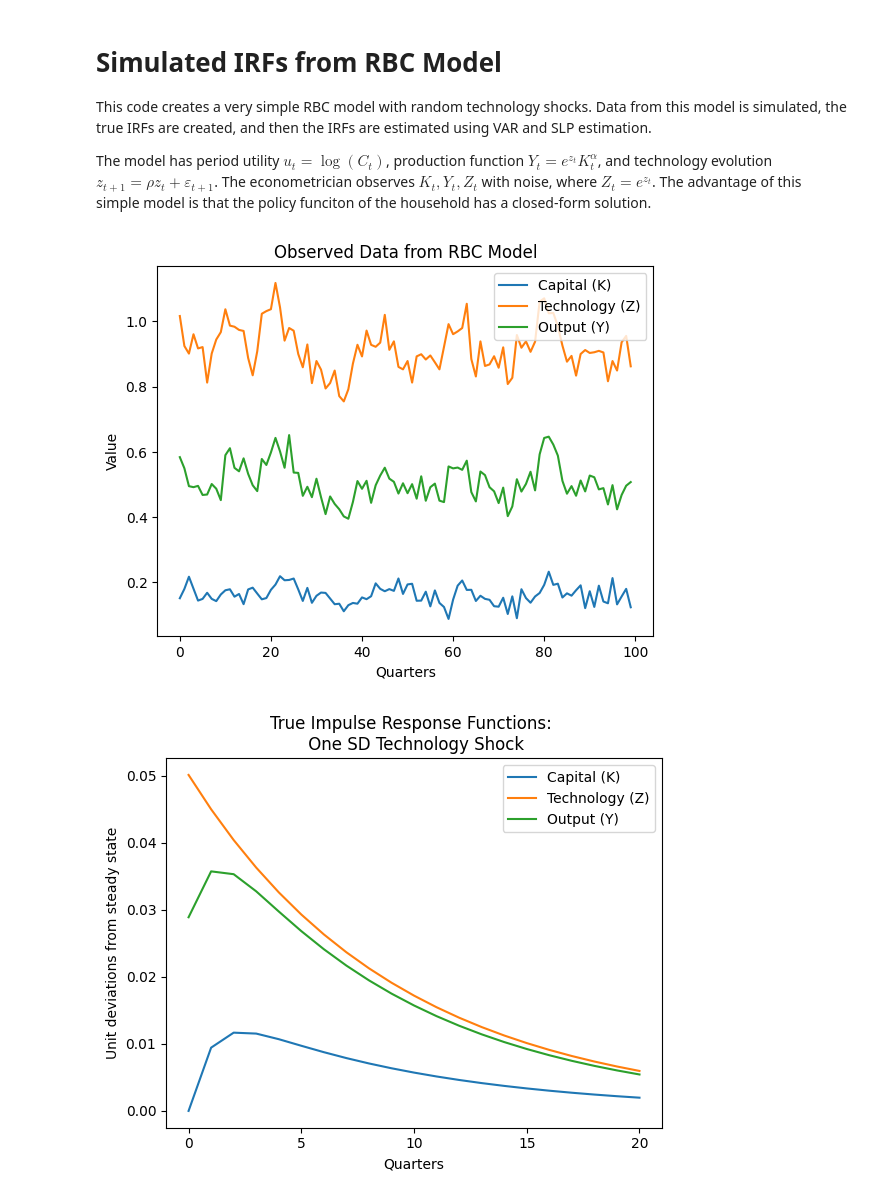
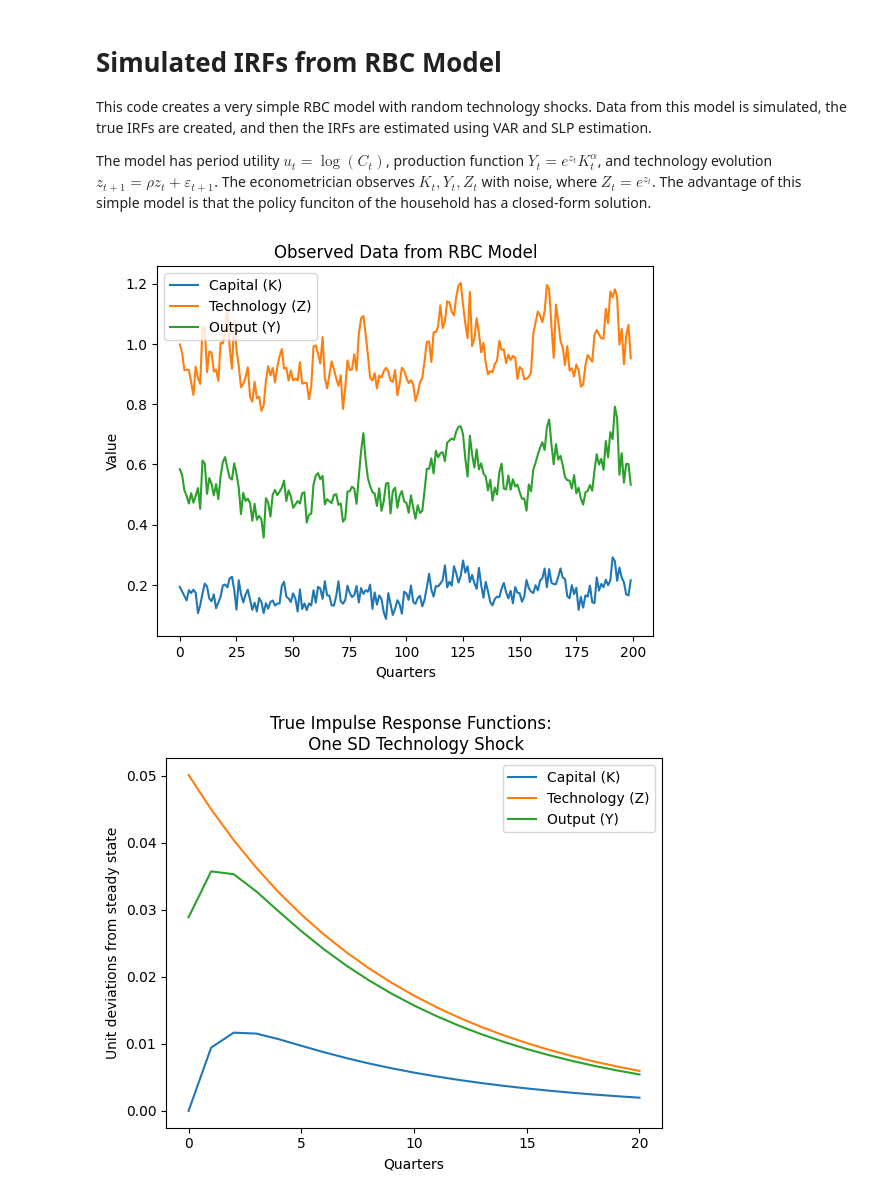
Before and after one commit to matt-dot-k/econ-622-project, a Jupyter notebook: simple_RBC.ipynb, the cells around one changed output. Drawn from its saved outputs; the diff is of its cells as text; code cells hidden in the pictures.

```diff
--- a/simple_RBC.ipynb
+++ b/simple_RBC.ipynb
@@ -11,42 +11,50 @@ import pandas as pd
 import matplotlib.pyplot as plt
 import numpy as np
 from statsmodels.tsa.api import VAR
+# %%
+# set parameters
+beta = 0.99 # quarterly discount factor
+alpha = 0.33 # capital share in production function
+rho = 0.9 # persistence of technology shock
+sigma_z = 0.05 # standard deviation of technology shock
+sigma_obs = 0.025 # standard deviation of measurement error in observed data
+q = 20 # number of quarters for IRF
+T = 200 # number of quarters for simulated data
 # %%
-# create simulated time series data for simple RBC model (log utility, Cobb-Douglas production function, inelastic labor supply, full depreciation)
+# create simulated time series data for simple RBC model
 np.random.seed(1371)
-def gen_macro_ts(beta, alpha, rho, sigma, T):
+def gen_macro_ts(beta, alpha, rho, sigma_z, sigma_obs, T):
     ss_K = (1/(beta*alpha))**(1/(alpha-1))
     ss_C = ss_K**alpha - ss_K
 
     K = np.zeros(T)
     C = K.copy()
     z = K.copy()
     Y = K.copy()
 
     K[0] = ss_K
     C[0] = ss_C
     Y[0] = K[0]**alpha
 
     for t in range(1, T):
-        z[t] = rho * z[t-1] + sigma * np.random.normal()
+        z[t] = rho * z[t-1] + sigma_z * np.random.normal()
         K[t] = alpha * beta * np.exp(z[t-1]) * K[t-1]**alpha
         C[t] = (1-alpha*beta) * np.exp(z[t]) * K[t]**alpha
 
-    Z = np.exp(z) + np.random.normal(0, 0.025, size=T) # add small measurement error to observed Z
-    Y = Z*K**alpha + np.random.normal(0, 0.025, size=T) # add small measurement error to observed Y
-    K = K + np.random.normal(0, 0.025, size=T) # add small measurement error to observed K
-
+    Z = np.exp(z) + np.random.normal(0, sigma_obs, size=T) # add measurement error to observed Z
+    Y = Z*K**alpha + np.random.normal(0, sigma_obs, size=T) # add measurement error to observed Y
+    K = K + np.random.normal(0, sigma_obs, size=T) # add measurement error to observed K
 
     return pd.DataFrame({"K": K, "Z": Z, "Y": Y})
 
-observed_data = gen_macro_ts(beta=0.99, alpha=0.33, rho = 0.9, sigma = 0.05, T=100)
+observed_data = gen_macro_ts(beta, alpha, rho, sigma_z, sigma_obs, T)
 
 plt.plot(observed_data)
 plt.title("Observed Data from RBC Model")
 plt.xlabel("Quarters")
 plt.ylabel("Value")
 plt.legend(["Capital (K)", "Technology (Z)", "Output (Y)"])
 plt.show()
 # %% [output]
-[figure, old version]
+[figure, new version]
 # %%
```
Also changed, not shown: parts of 2 cells of this notebook, 1 other file.
